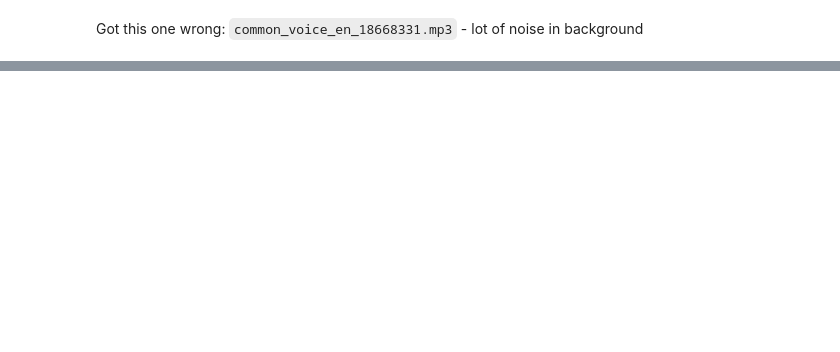
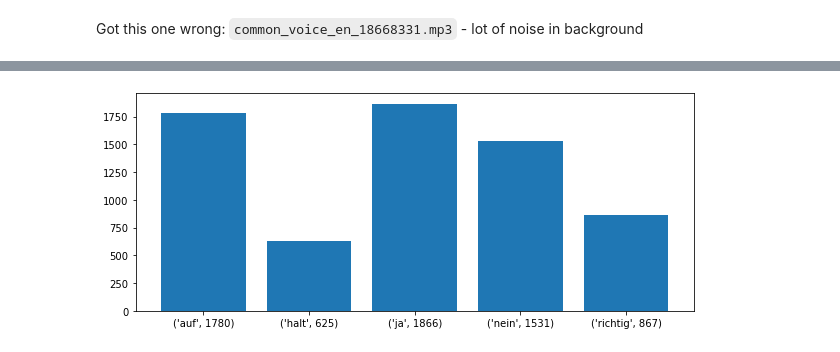
Before and after one commit to harvard-edge/multilingual_kws, a Jupyter notebook: alignment/alignment.ipynb, the cells around one changed output, grey strips where cells are left out. Cells and saved outputs as stored; diff of their text form; code cells hidden in the pictures; blank space fills up the shorter version.

Commit message:
5 word german model

```diff
--- a/alignment/alignment.ipynb
+++ b/alignment/alignment.ipynb
@@ -136,2 +431,18 @@ Interval(4.34, 5.64, None)
+# %%
+# label counts
+wanted_words = ["auf", "halt", "ja", "nein", "richtig"]
+datadir = "../../alignment_processing/de_extractions/"
+counts = []
+for w in wanted_words:
+    counts.append(len(glob.glob(datadir + w + os.path.sep + "*.wav")))
+fig, ax = plt.subplots()
+ax.set_xticks(range(len(wanted_words)))
+ax.set_xticklabels(zip(wanted_words, counts))
+fig.patch.set_facecolor('white')
+#ax.set_ylim(0,2000)
+ax.bar(range(len(wanted_words)), counts);
+fig.set_size_inches(10,4)
+# %% [output]
+[figure, added]
 # %%
 row = samples["yes"].sample(n=1)
```
Also changed, not shown: parts of 27 cells of this notebook, 3 other files.
